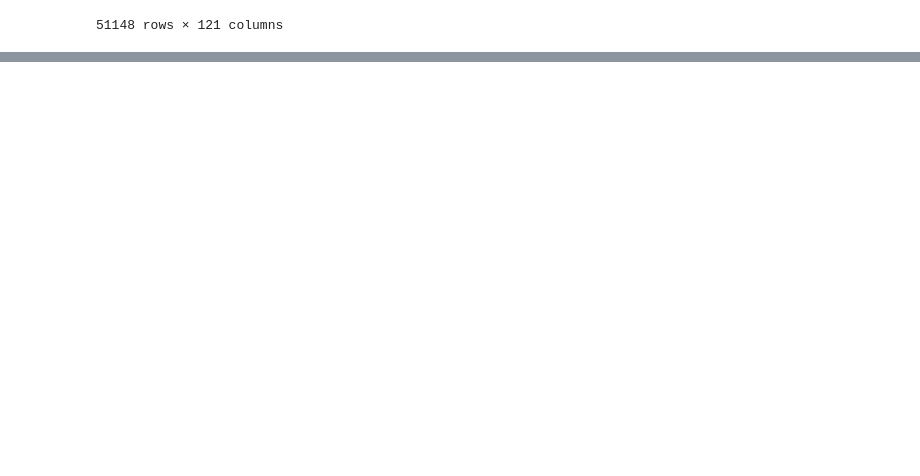
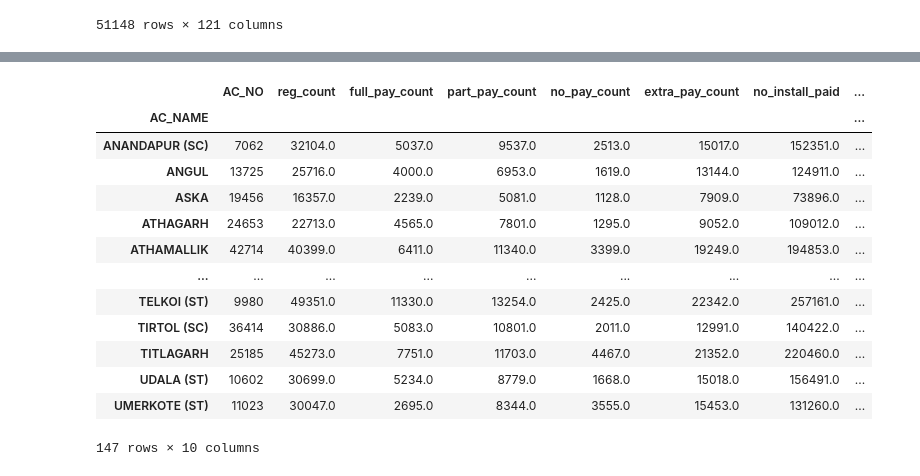
Before and after one commit to TheDataAreClean/obi-constituency-data-mapping-pm-kisan, a Jupyter notebook: data-mapping-pm-kisan.ipynb, the cells around one changed output, grey strips where cells are left out. Saved outputs shown, nothing was run; the diff lists cells and outputs as text; code cells hidden in the pictures; blank space fills up the shorter version.

```diff
--- a/data-mapping-pm-kisan.ipynb
+++ b/data-mapping-pm-kisan.ipynb
@@ -407,3 +352,22 @@ AC_wise_PM_Kisan
 147 rows × 10 columns
 # %%
 AC_wise_PM_Kisan.to_csv("data/AC_wise_PM_Kisan.csv")
+# %%
+Column_name_edited = AC_wise_PM_Kisan.rename(columns = {'PM_Kisan_merged_reg_count': 'reg_count', 'PM_Kisan_merged_full_pay_count': 'full_pay_count','PM_Kisan_merged_part_pay_count':'part_pay_count' ,'PM_Kisan_merged_no_pay_count':'no_pay_count','PM_Kisan_merged_extra_pay_count':'extra_pay_count','PM_Kisan_merged_no_install_paid':'no_install_paid','PM_Kisan_merged_no_install_due':'no_install_due','PM_Kisan_merged_amount_paid':'amount_paid','PM_Kisan_merged_amount_due':'amount_due'}, inplace = False)
+# %%
+Column_name_edited
+# %% [output]
+|  | AC_NO | reg_count | full_pay_count | part_pay_count | no_pay_count | extra_pay_count | no_install_paid | ... |
+| AC_NAME |  |  |  |  |  |  |  | ... |
+| ANANDAPUR (SC) | 7062 | 32104.0 | 5037.0 | 9537.0 | 2513.0 | 15017.0 | 152351.0 | ... |
+| ANGUL | 13725 | 25716.0 | 4000.0 | 6953.0 | 1619.0 | 13144.0 | 124911.0 | ... |
+| ASKA | 19456 | 16357.0 | 2239.0 | 5081.0 | 1128.0 | 7909.0 | 73896.0 | ... |
+| ATHAGARH | 24653 | 22713.0 | 4565.0 | 7801.0 | 1295.0 | 9052.0 | 109012.0 | ... |
+| ATHAMALLIK | 42714 | 40399.0 | 6411.0 | 11340.0 | 3399.0 | 19249.0 | 194853.0 | ... |
+| ... | ... | ... | ... | ... | ... | ... | ... | ... |
+| TELKOI (ST) | 9980 | 49351.0 | 11330.0 | 13254.0 | 2425.0 | 22342.0 | 257161.0 | ... |
+| TIRTOL (SC) | 36414 | 30886.0 | 5083.0 | 10801.0 | 2011.0 | 12991.0 | 140422.0 | ... |
+| TITLAGARH | 25185 | 45273.0 | 7751.0 | 11703.0 | 4467.0 | 21352.0 | 220460.0 | ... |
+| UDALA (ST) | 10602 | 30699.0 | 5234.0 | 8779.0 | 1668.0 | 15018.0 | 156491.0 | ... |
+| UMERKOTE (ST) | 11023 | 30047.0 | 2695.0 | 8344.0 | 3555.0 | 15453.0 | 131260.0 | ... |
+147 rows × 10 columns
```
Also changed, not shown: parts of 50 cells of this notebook, 2 other files.
